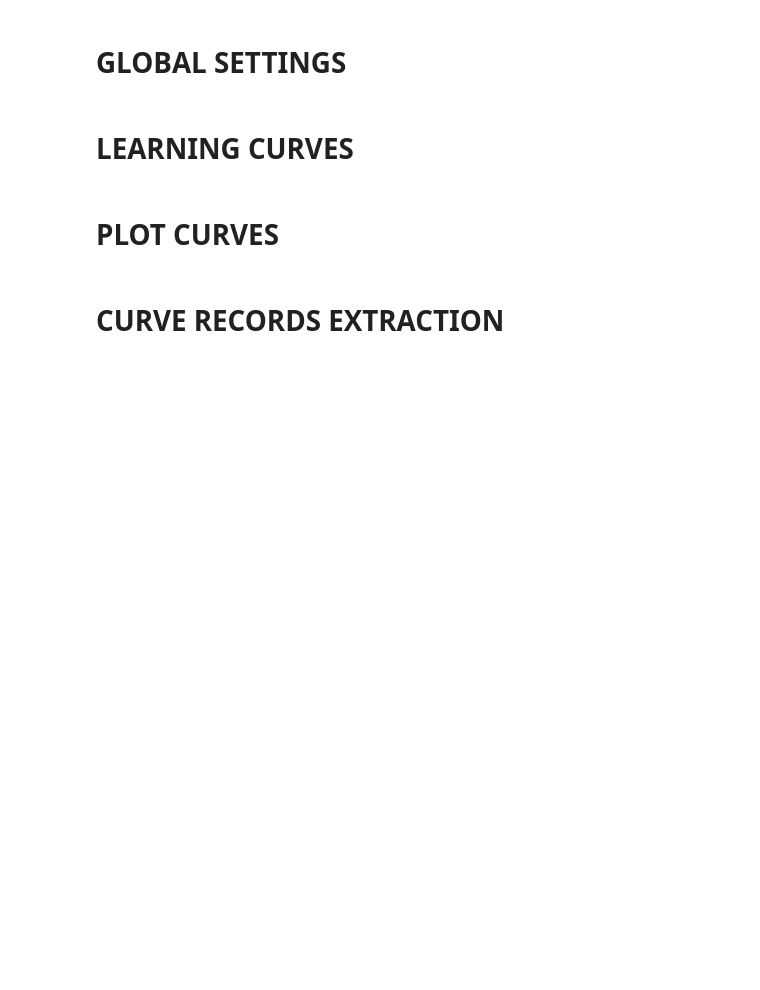
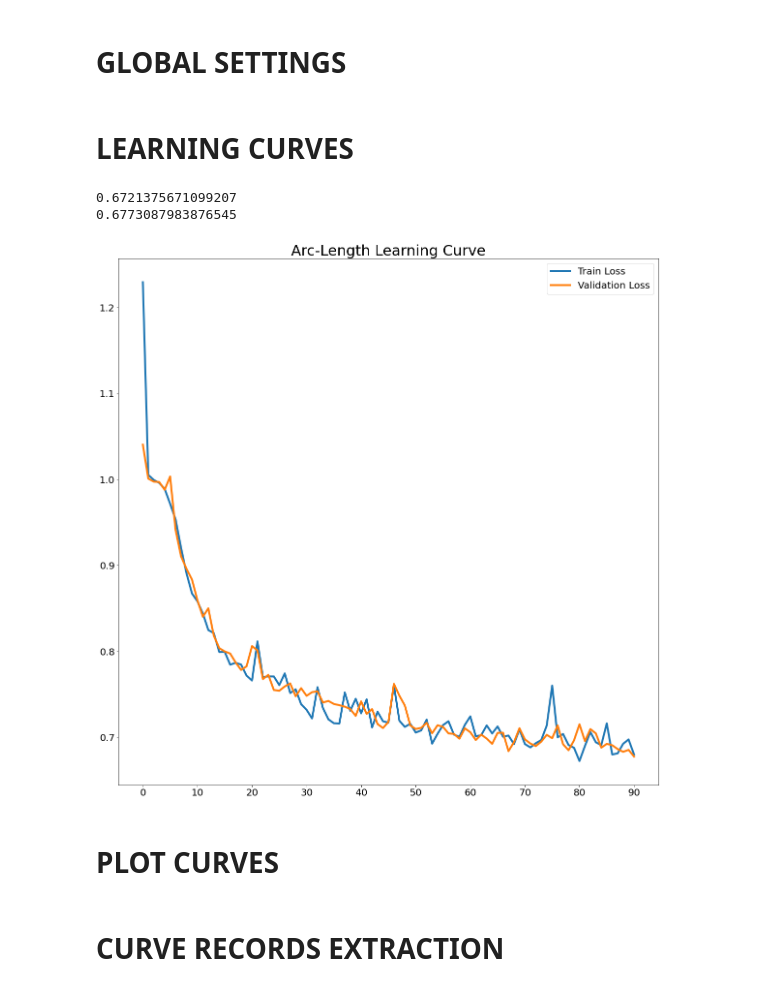
Before and after one commit to royvelich/deep-signature, a Jupyter notebook: notebooks/level_curves/evaluate_metrics.ipynb, the cells around one changed output. Drawn from its saved outputs; the diff is of its cells as text; code cells hidden in the pictures; blank space fills up the shorter version.

```diff
--- a/notebooks/level_curves/evaluate_metrics.ipynb
+++ b/notebooks/level_curves/evaluate_metrics.ipynb
@@ -42,34 +42,38 @@ def plot_learning_curve(results_dir_path, title):
     start_index = 0
     end_index = None
     train_loss_array = results['train_loss_array'][start_index:] if end_index is None else results['train_loss_array'][start_index:end_index]
     validation_loss_array = results['validation_loss_array'][start_index:] if end_index is None else results['validation_loss_array'][start_index:end_index]
 
     train_loss_array_no_nan = train_loss_array[~numpy.isnan(train_loss_array)]
     validation_loss_array_no_nan = validation_loss_array[~numpy.isnan(validation_loss_array)]
 
     epochs_list = numpy.array(range(len(train_loss_array)))
 
     fig, ax = plt.subplots(1, 1, figsize=(20,20))
     ax.xaxis.set_major_locator(ticker.MaxNLocator(integer=True))
 
     for label in (ax.get_xticklabels() + ax.get_yticklabels()):
         label.set_fontsize(20)
 
     ax.plot(epochs_list, train_loss_array, label='Train Loss', linewidth=4.0)
     ax.plot(epochs_list, validation_loss_array, label='Validation Loss', linewidth=4.0)
     ax.set_title(title, fontsize=30)
 
     plt.legend(fontsize=20, title_fontsize=20)
 
     print(numpy.min(train_loss_array_no_nan))
     print(numpy.min(validation_loss_array_no_nan))
 
     plt.show()
 
-transform_type = 'equiaffine'
+transform_type = 'affine'
 level_curves_curvature_tuplets_results_dir_path, level_curves_arclength_tuplets_results_dir_path = common_utils.get_results_dir_path(transform_type=transform_type)
 # plot_learning_curve(level_curves_curvature_tuplets_results_dir_path, 'Curvature Learnin"g Curve')
 plot_learning_curve(level_curves_arclength_tuplets_results_dir_path, 'Arc-Length Learning Curve')
+# %% [output]
+0.6721375671099207
+0.6773087983876545
+[figure, added]
 # %% [markdown]
 # PLOT CURVES
 # %%
```
Also changed, not shown: parts of 2 cells of this notebook, 10 other files.
